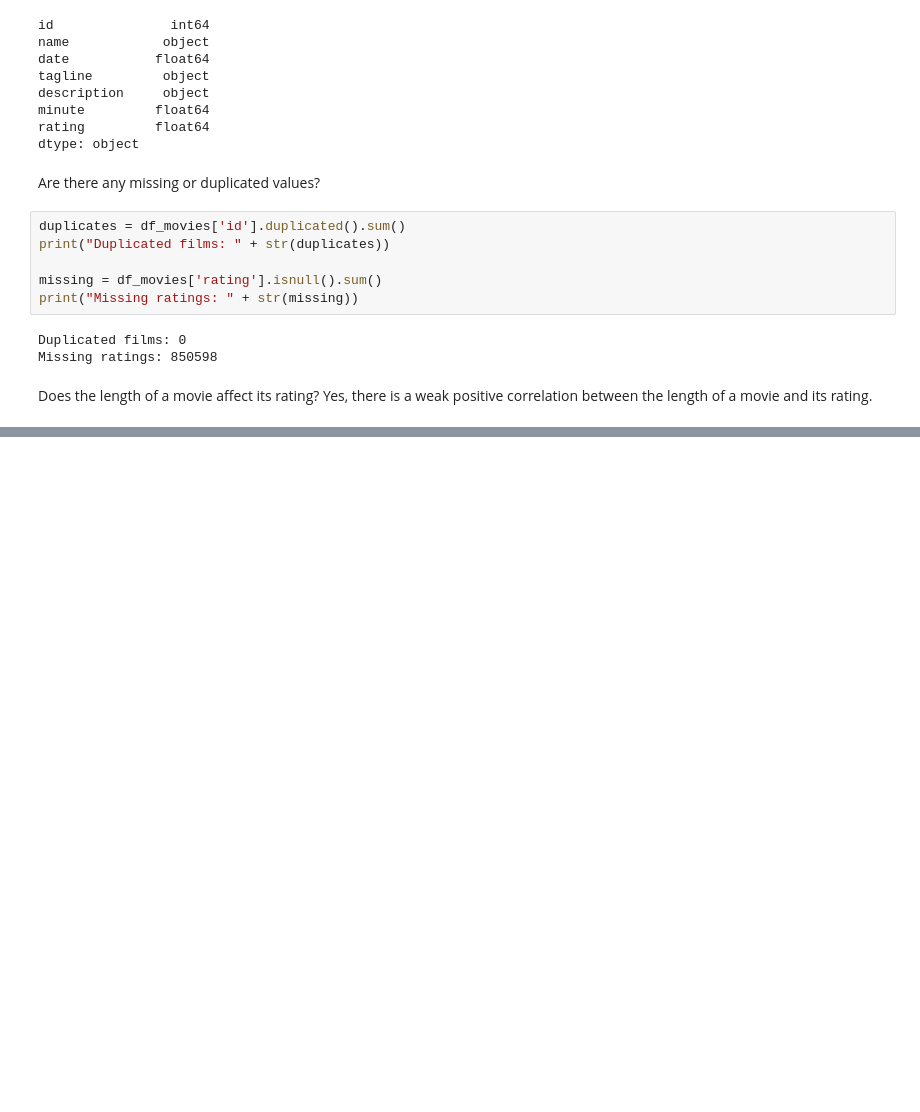
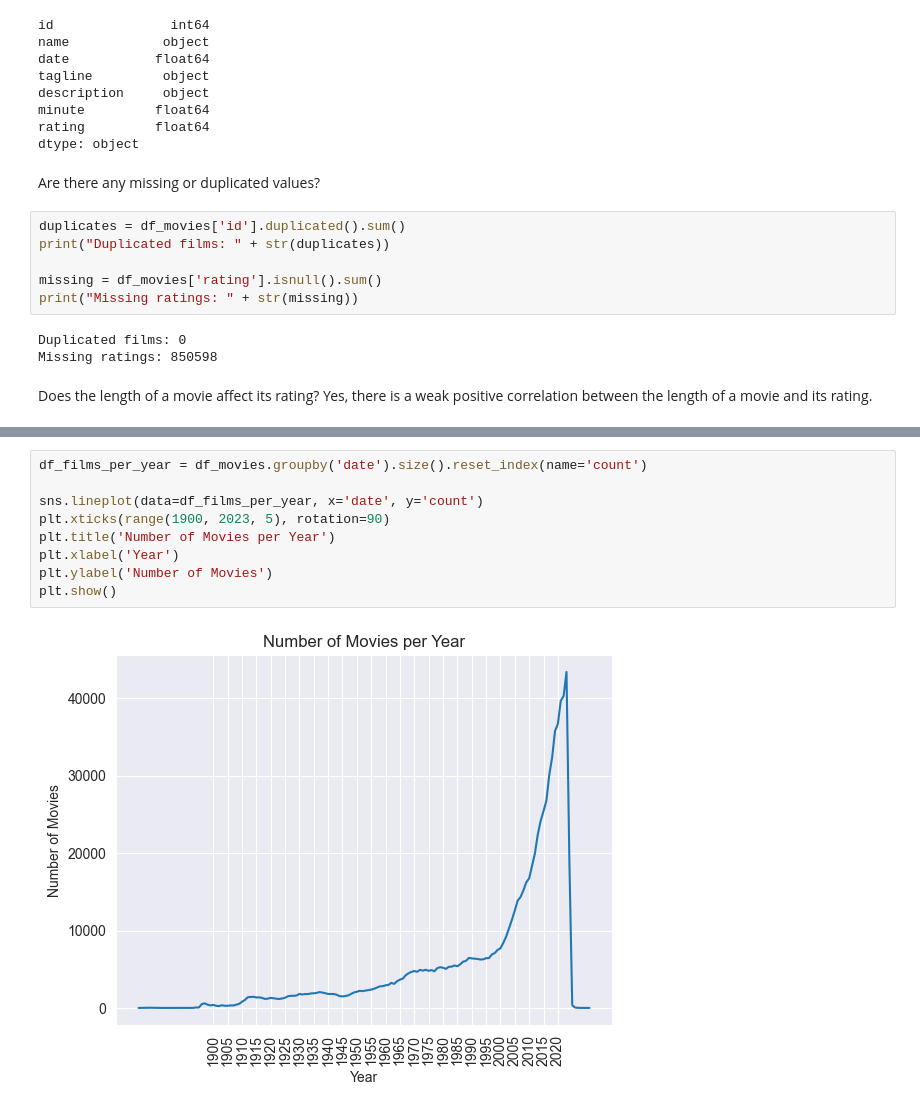
Before and after one commit to LudwingKun/IUM_TWEB_Bissal_Lombardozzi, a Jupyter notebook: MainDirectory/DataAnalisis_IUM/notebook/movies.ipynb, the cells around one changed output, grey strips where cells are left out. Drawn from its saved outputs; the diff is of its cells as text; blank space fills up the shorter version.

```diff
--- a/MainDirectory/DataAnalisis_IUM/notebook/movies.ipynb
+++ b/MainDirectory/DataAnalisis_IUM/notebook/movies.ipynb
@@ -79,0 +80,11 @@ plt.xlim(0, 3000)
+# %%
+df_films_per_year = df_movies.groupby('date').size().reset_index(name='count')
+
+sns.lineplot(data=df_films_per_year, x='date', y='count')
+plt.xticks(range(1900, 2023, 5), rotation=90)
+plt.title('Number of Movies per Year')
+plt.xlabel('Year')
+plt.ylabel('Number of Movies')
+plt.show()
+# %% [output]
+[figure, added]
```
Also changed, not shown: parts of 1 cell of this notebook, 2 other files.
